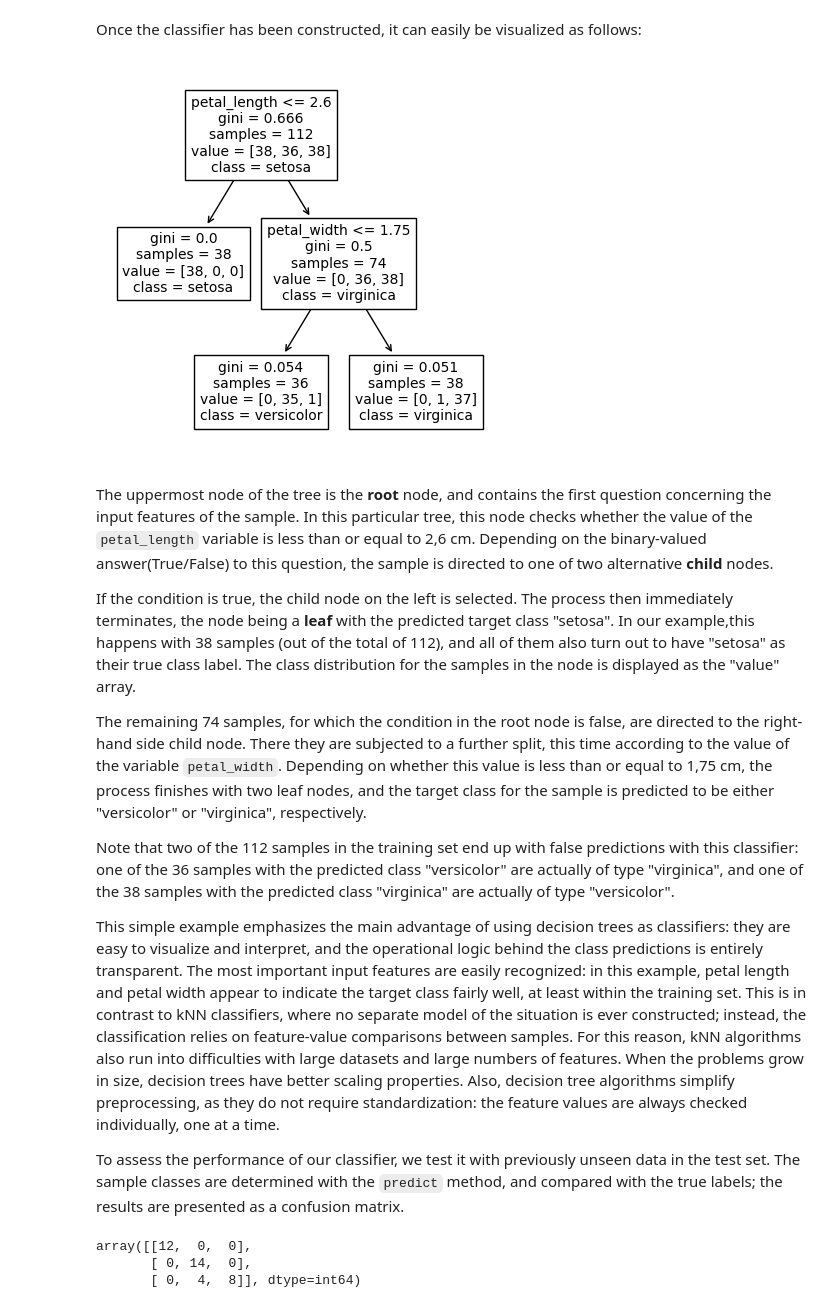
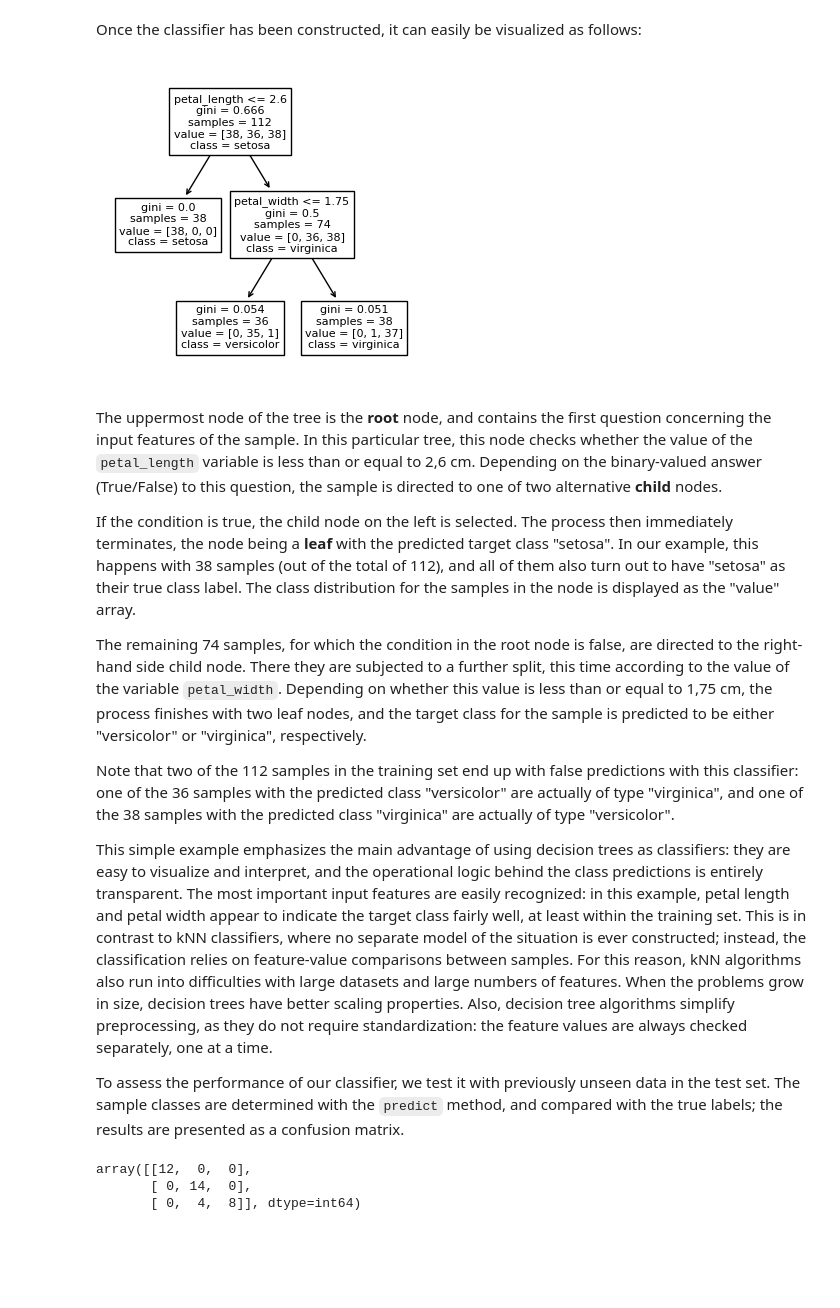
Before and after one commit to vesavvo/dkko, a Jupyter notebook: Decision_tree.ipynb, the cells around one changed output. Saved outputs shown, nothing was run; the diff lists cells and outputs as text; code cells hidden in the pictures; blank space fills up the shorter version.

```diff
--- a/Decision_tree.ipynb
+++ b/Decision_tree.ipynb
@@ -31,22 +31,21 @@ DecisionTreeClassifier(max_depth=2, random_state=20)
 # %% [markdown]
 Once the classifier has been constructed, it can easily be visualized as follows:
 # %%
-fig = plt.figure(figsize = (5, 5))
+fig = plt.figure(figsize = (4, 4))
 plot_tree(model, feature_names = X.keys(), class_names = ['setosa', 'versicolor', 'virginica'])
-
 plt.show()
 # %% [output]
-[figure, old version]
+[figure, new version]
 # %% [markdown]
-The uppermost node of the tree is the **root** node, and contains the first question concerning the input features of the sample. In this particular tree, this node checks whether the value of the `petal_length` variable is less than or equal to 2,6 cm. Depending on the binary-valued answer(True/False) to this question, the sample is directed to one of two alternative **child** nodes.
+The uppermost node of the tree is the **root** node, and contains the first question concerning the input features of the sample. In this particular tree, this node checks whether the value of the `petal_length` variable is less than or equal to 2,6 cm. Depending on the binary-valued answer (True/False) to this question, the sample is directed to one of two alternative **child** nodes.
 
-If the condition is true, the child node on the left is selected. The process then immediately terminates, the node being a **leaf** with the predicted target class "setosa". In our example,this happens with 38 samples (out of the total of 112), and all of them also turn out to have "setosa" as their true class label. The class distribution for the samples in the node is displayed as the "value" array.
+If the condition is true, the child node on the left is selected. The process then immediately terminates, the node being a **leaf** with the predicted target class "setosa". In our example, this happens with 38 samples (out of the total of 112), and all of them also turn out to have "setosa" as their true class label. The class distribution for the samples in the node is displayed as the "value" array.
 
 The remaining 74 samples, for which the condition in the root node is false, are directed to the right-hand side child node. There they are subjected to a further split, this time according to the value of the variable `petal_width`. Depending on whether this value is less than or equal to 1,75 cm, the process finishes with two leaf nodes, and the target class for the sample is predicted to be either "versicolor" or "virginica", respectively.
 
 Note that two of the 112 samples in the training set end up with false predictions with this classifier: one of the 36 samples with the predicted class "versicolor" are actually of type "virginica", and one of the 38 samples with the predicted class "virginica" are actually of type "versicolor".
 
-This simple example emphasizes the main advantage of using decision trees as classifiers: they are easy to visualize and interpret, and the operational logic behind the class predictions is entirely transparent. The most important input features are easily recognized: in this example, petal length and petal width appear to indicate the target class fairly well, at least within the training set. This is in contrast to kNN classifiers, where no separate model of the situation is ever constructed; instead, the classification relies on feature-value comparisons between samples. For this reason, kNN algorithms also run into difficulties with large datasets and large numbers of features. When the problems grow in size, decision trees have better scaling properties. Also, decision tree algorithms simplify preprocessing, as they do not require standardization: the feature values are always checked individually, one at a time.
+This simple example emphasizes the main advantage of using decision trees as classifiers: they are easy to visualize and interpret, and the operational logic behind the class predictions is entirely transparent. The most important input features are easily recognized: in this example, petal length and petal width appear to indicate the target class fairly well, at least within the training set. This is in contrast to kNN classifiers, where no separate model of the situation is ever constructed; instead, the classification relies on feature-value comparisons between samples. For this reason, kNN algorithms also run into difficulties with large datasets and large numbers of features. When the problems grow in size, decision trees have better scaling properties. Also, decision tree algorithms simplify preprocessing, as they do not require standardization: the feature values are always checked separately, one at a time.
 
 To assess the performance of our classifier, we test it with previously unseen data in the test set. The sample classes are determined with the `predict` method, and compared with the true labels; the results are presented as a confusion matrix.
 # %%
```
Also changed, not shown: parts of 20 cells of this notebook.
